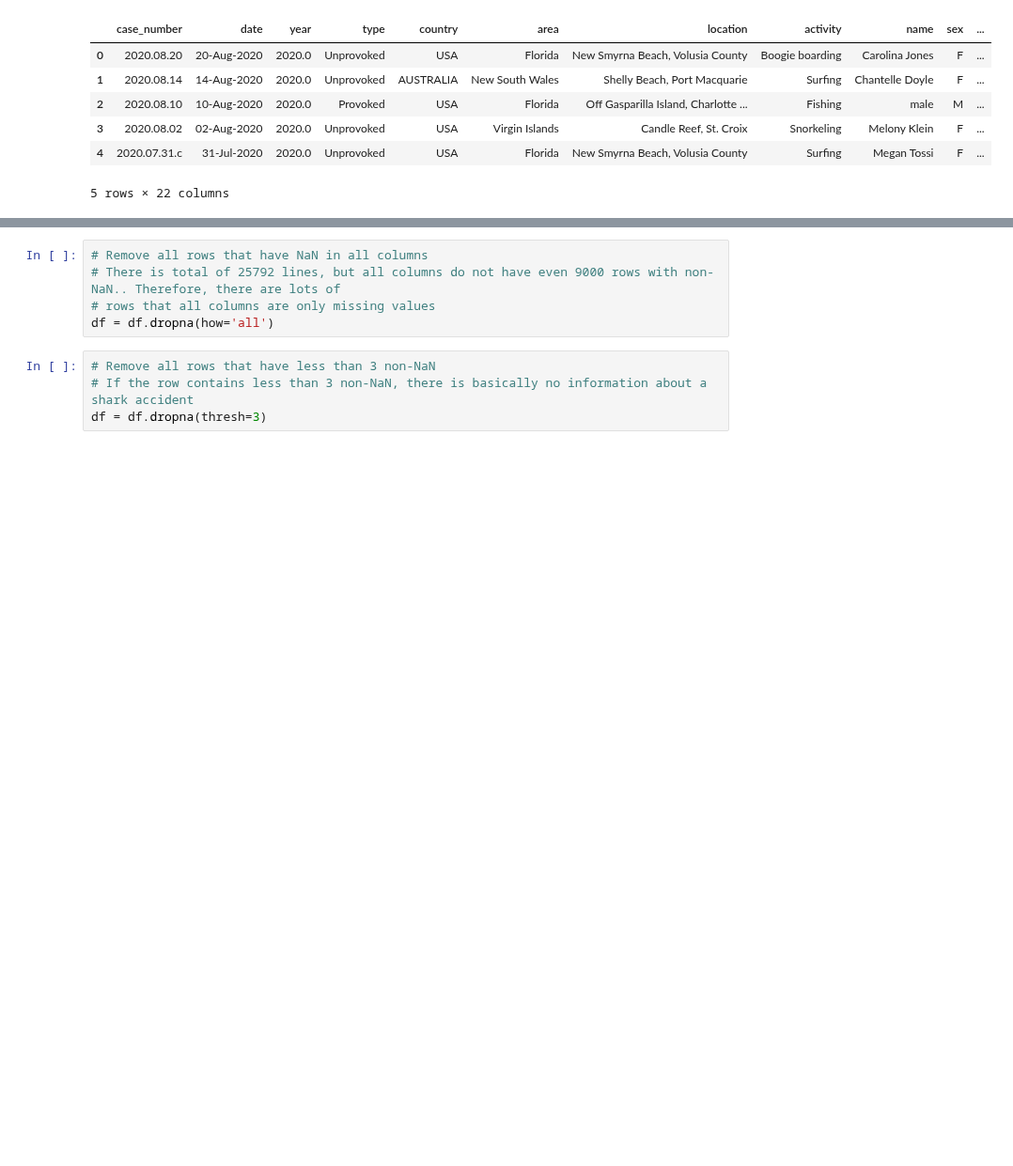
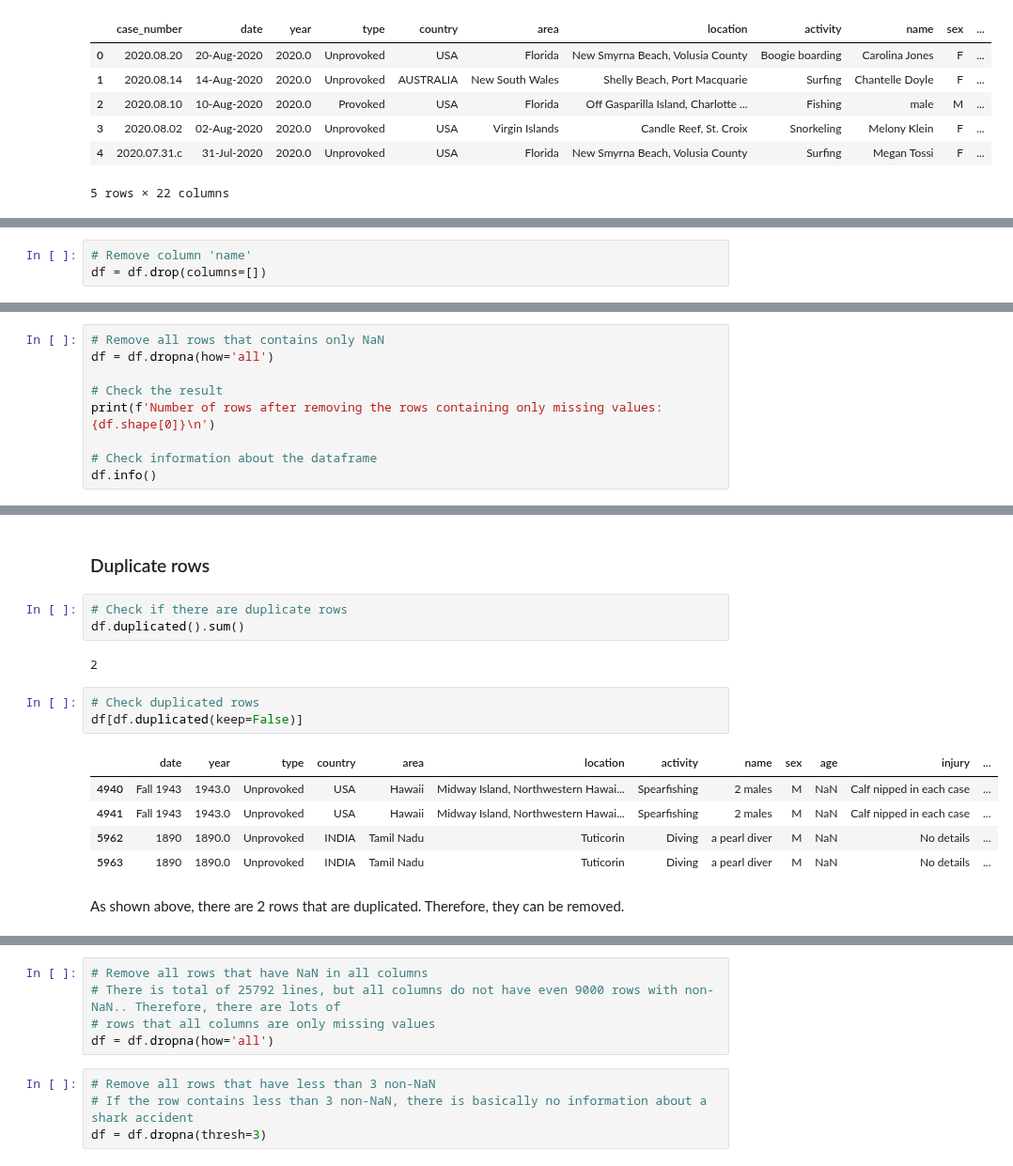
Before and after one commit to gabrielanakasato/ironhack-daft, a Jupyter notebook: proj/w03-project02/proj02-shark-attack.ipynb, the cells around one changed output, grey strips where cells are left out. Shown at 94% size. Saved outputs shown, nothing was run; the diff lists cells and outputs as text; blank space fills up the shorter version.

```diff
--- a/proj/w03-project02/proj02-shark-attack.ipynb
+++ b/proj/w03-project02/proj02-shark-attack.ipynb
@@ -120,0 +123,3 @@ df = df.drop(columns=['Case Number', 'Name', 'Injury', 'Investigator or Source',
+# %%
+# Remove column 'name'
+df = df.drop(columns=[])
@@ -120,0 +153,9 @@ df = df.drop(columns=['Case Number', 'Name', 'Injury', 'Investigator or Source',
+# %%
+# Remove all rows that contains only NaN
+df = df.dropna(how='all')
+
+# Check the result
+print(f'Number of rows after removing the rows containing only missing values: {df.shape[0]}\n')
+
+# Check information about the dataframe
+df.info()
@@ -120,0 +180,18 @@ df = df.drop(columns=['Case Number', 'Name', 'Injury', 'Investigator or Source',
+# %% [markdown]
+### Duplicate rows
+# %%
+# Check if there are duplicate rows
+df.duplicated().sum()
+# %% [output]
+2
+# %%
+# Check duplicated rows
+df[df.duplicated(keep=False)]
+# %% [output]
+|  | date | year | type | country | area | location | activity | name | sex | age | injury | ... |
+| 4940 | Fall 1943 | 1943.0 | Unprovoked | USA | Hawaii | Midway Island, Northwestern Hawai... | Spearfishing | 2 males | M | NaN | Calf nipped in each case | ... |
+| 4941 | Fall 1943 | 1943.0 | Unprovoked | USA | Hawaii | Midway Island, Northwestern Hawai... | Spearfishing | 2 males | M | NaN | Calf nipped in each case | ... |
+| 5962 | 1890 | 1890.0 | Unprovoked | INDIA | Tamil Nadu | Tuticorin | Diving | a pearl diver | M | NaN | No details | ... |
+| 5963 | 1890 | 1890.0 | Unprovoked | INDIA | Tamil Nadu | Tuticorin | Diving | a pearl diver | M | NaN | No details | ... |
+# %% [markdown]
+As shown above, there are 2 rows that are duplicated. Therefore, they can be removed.
```
Also changed, not shown: parts of 75 cells of this notebook.
